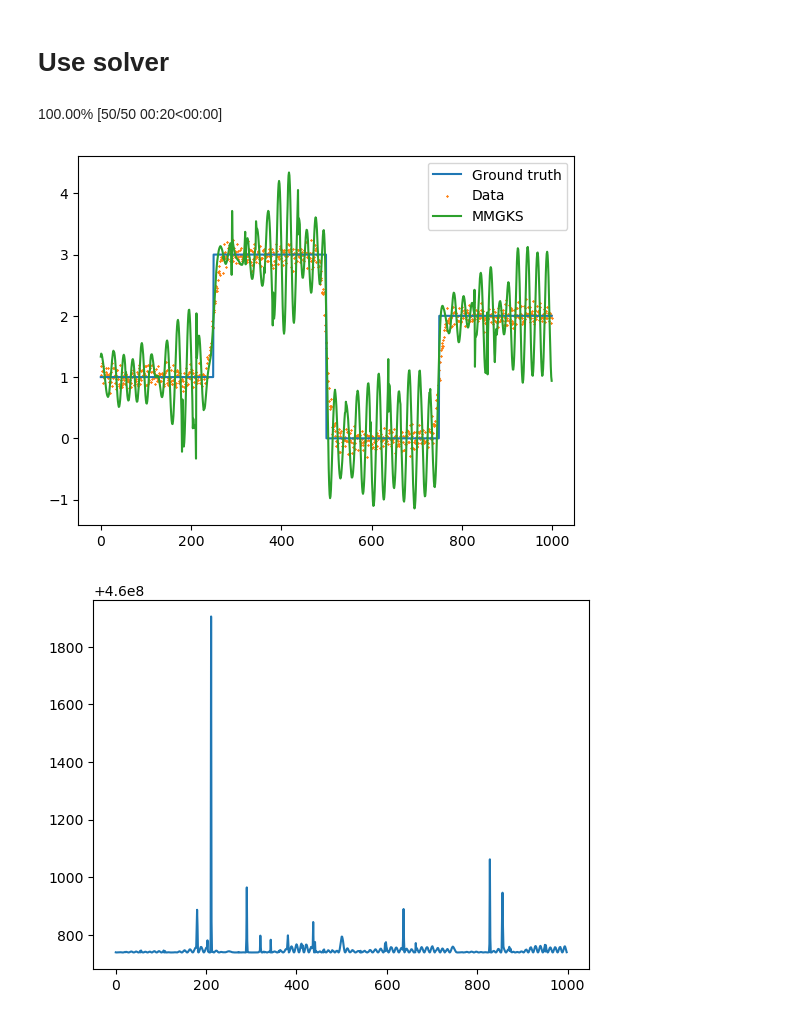
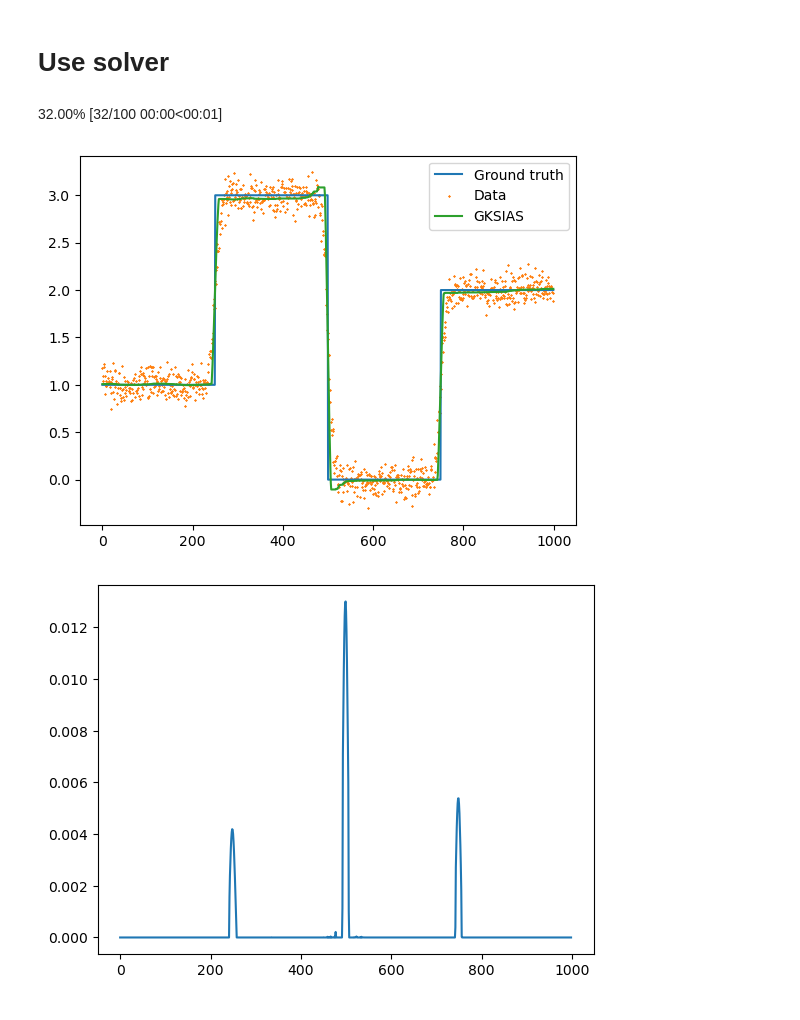
Before and after one commit to mpasha3/IRLS_prec_GSBL, a Jupyter notebook: test_problems/1d_deblurring_gksias.ipynb, the cells around one changed output. Cells and saved outputs as stored; diff of their text form; code cells hidden in the pictures.

```diff
--- a/test_problems/1d_deblurring_gksias.ipynb
+++ b/test_problems/1d_deblurring_gksias.ipynb
@@ -40,24 +41,24 @@ plt.show()
 # %% [markdown]
 # Use solver
 # %%
-mmgks_solver = GKSIAS(A, L, noisy_signal, noise_var=noise_var)
-#data = mmgks_solver.solve(n_iter=50, hyperpr_r=1, hyperpr_beta=1.5 + 1e-3, x_true=ground_truth, regparam="gcv", plotting=True, pdf_name="mgcv_1d_deblurring_gksias.pdf", gcv_gamma=0.8, helping=True)
-data = mmgks_solver.solve(n_iter=50, hyperpr_r=-1.0, hyperpr_beta=1.0, x_true=ground_truth, regparam="gcv", plotting=True, pdf_name="mgcv_1d_deblurring_gksias.pdf", gcv_gamma=0.8, helping=True)
+gksias_solver = GKSIAS(A, L, noisy_signal, noise_var=noise_var)
+#data = gksias_solver.solve(n_iter=100, hyperpr_r=1, hyperpr_beta=1.5 + 1e-3, x_true=ground_truth, regparam="dp", tol=1e-5)
+data = gksias_solver.solve(n_iter=100, hyperpr_r=-1.0, hyperpr_beta=1.0, x_true=ground_truth, regparam="dp", x0=None, tol=1e-5)
 # %% [output]
-100.00% [50/50 00:20<00:00]
+32.00% [32/100 00:00<00:01]
 # %%
 plt.plot(grid, ground_truth, label="Ground truth", color="C0")
 plt.scatter(grid, noisy_signal, marker="x", label="Data", color="C1", alpha=1.0, s=0.5)
-plt.plot(grid, data["x"], label="MMGKS", color="C2")
+plt.plot(grid, data["x"], label="GKSIAS", color="C2")
 plt.legend()
 plt.show()
 # %% [output]
-[figure, old version]
+[figure, new version]
 # %%
 plt.plot(data["theta"])
 plt.show()
 # %% [output]
-[figure, old version]
+[figure, new version]
 # %%
 plt.plot(data["rre_history"])
 plt.yscale("log")
```
Also changed, not shown: parts of 6 cells of this notebook, 25 other files.
